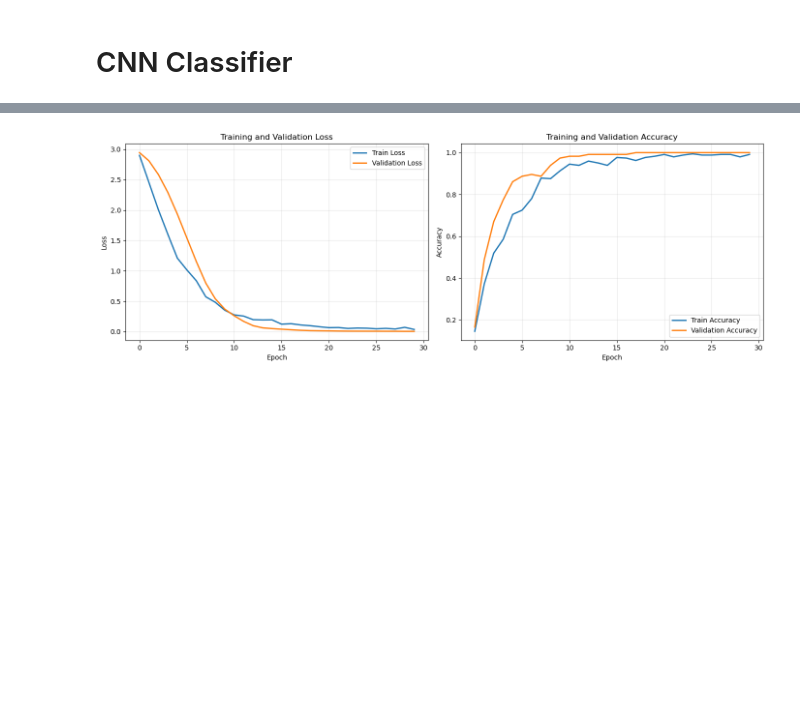
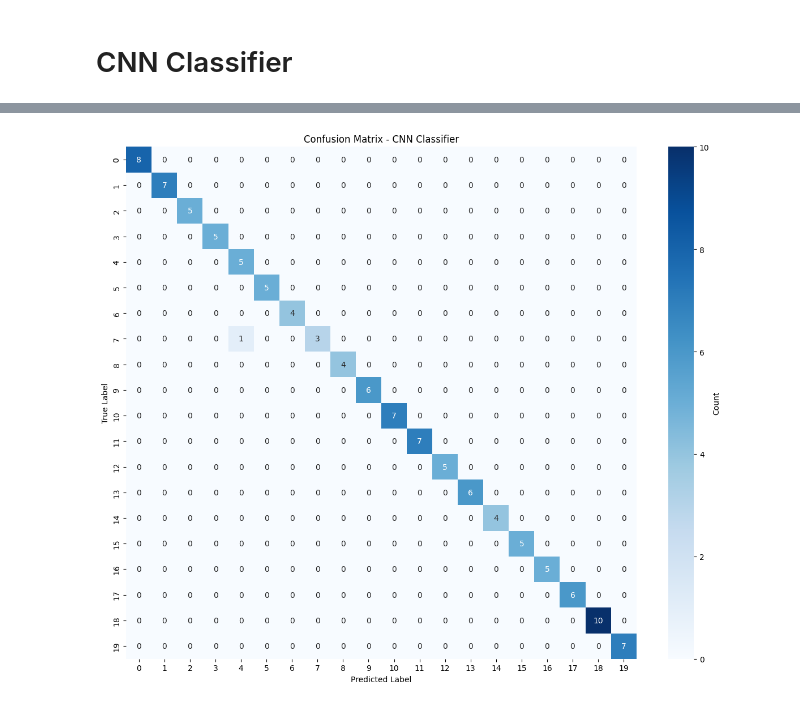
Before and after one commit to davitz1/UMIST_Project, a Jupyter notebook: notebooks/05_nn_classifier.ipynb, the cells around one changed output, grey strips where cells are left out. Drawn from its saved outputs; the diff is of its cells as text; code cells hidden in the pictures; blank space fills up the shorter version.

```diff
--- a/notebooks/05_nn_classifier.ipynb
+++ b/notebooks/05_nn_classifier.ipynb
@@ -321,25 +232,17 @@ Epoch 30/30
 # %%
-plt.figure(figsize=(14, 5))
+# Predictions
+y_pred_probs = model.predict(X_test_cnn)
+y_pred = np.argmax(y_pred_probs, axis=1)
 
-plt.subplot(1, 2, 1)
-plt.plot(train_losses, label='Train Loss', linewidth=2)
-plt.plot(val_losses, label='Validation Loss', linewidth=2)
-plt.xlabel('Epoch')
-plt.ylabel('Loss')
-plt.title('Training and Validation Loss')
-plt.legend()
-plt.grid(True, alpha=0.3)
+# Confusion Matrix
+cm = confusion_matrix(y_test, y_pred)
 
-plt.subplot(1, 2, 2)
-plt.plot(train_accs, label='Train Accuracy', linewidth=2)
-plt.plot(val_accs, label='Validation Accuracy', linewidth=2)
-plt.xlabel('Epoch')
-plt.ylabel('Accuracy')
-plt.title('Training and Validation Accuracy')
-plt.legend()
-plt.grid(True, alpha=0.3)
-
+plt.figure(figsize=(12, 10))
+sns.heatmap(cm, annot=True, fmt='d', cmap='Blues', cbar_kws={'label': 'Count'})
+plt.xlabel('Predicted Label')
+plt.ylabel('True Label')
+plt.title('Confusion Matrix - CNN Classifier')
 plt.tight_layout()
-plt.savefig(f"{DIRS['figures']}/05_cnn_training_history.png", dpi=300, bbox_inches='tight')
+plt.savefig(f"{DIRS['figures']}/05_cnn_confusion_matrix.png")
 plt.show()
 # %% [output]
@@ -346,2 +250,2 @@ plt.show()
-[figure, old version]
+[figure, new version]
 # %%
```
Also changed, not shown: parts of 12 cells of this notebook, 4 other files.
